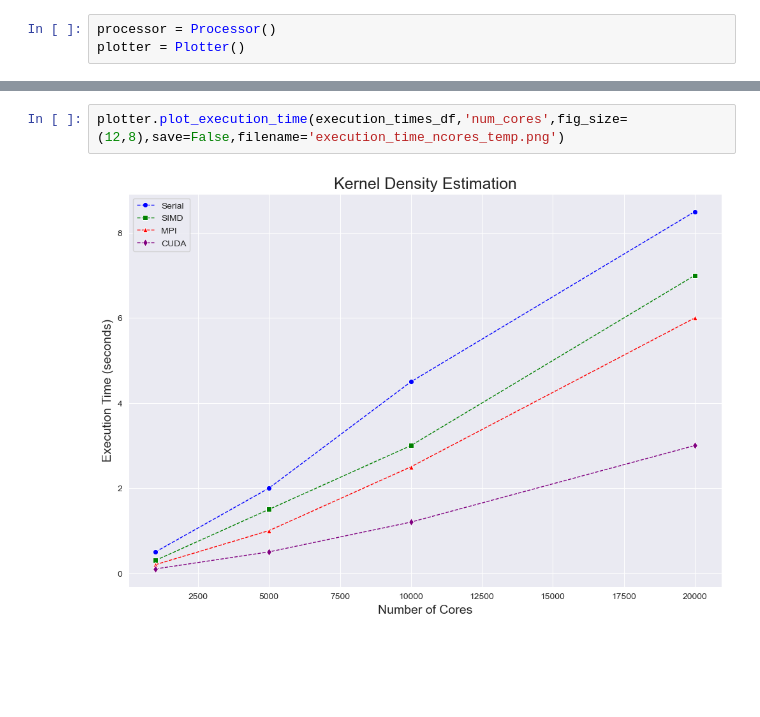
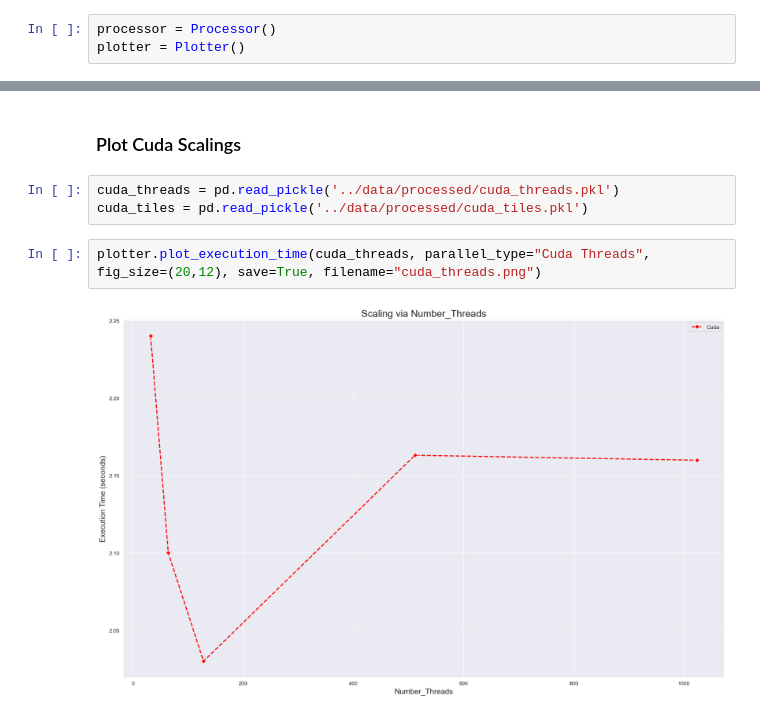
Before and after one commit to namo626/pkde, a Jupyter notebook: notebooks/report_plots.ipynb, the cells around one changed output, grey strips where cells are left out. Saved outputs shown, nothing was run; the diff lists cells and outputs as text; blank space fills up the shorter version.

```diff
--- a/notebooks/report_plots.ipynb
+++ b/notebooks/report_plots.ipynb
@@ -53,4 +60,9 @@ plotter.plot_execution_time(execution_times_df,'num_points',fig_size=(12,8),save
+# %% [markdown]
+### Plot Cuda Scalings
+# %%
+cuda_threads = pd.read_pickle('../data/processed/cuda_threads.pkl')
+cuda_tiles = pd.read_pickle('../data/processed/cuda_tiles.pkl')
 # %%
-plotter.plot_execution_time(execution_times_df,'num_cores',fig_size=(12,8),save=False,filename='execution_time_ncores_temp.png')
+plotter.plot_execution_time(cuda_threads, parallel_type="Cuda Threads", fig_size=(20,12), save=True, filename="cuda_threads.png")
 # %% [output]
-[figure, old version]
+[figure, new version]
```
Also changed, not shown: parts of 21 cells of this notebook, 39 other files.
